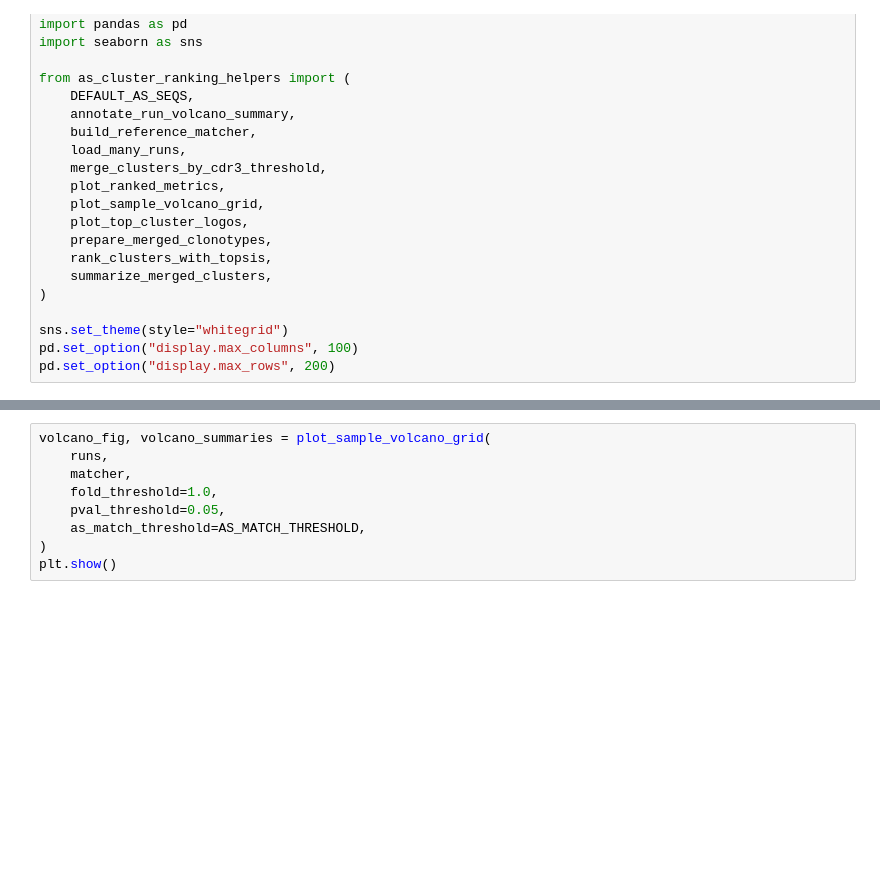
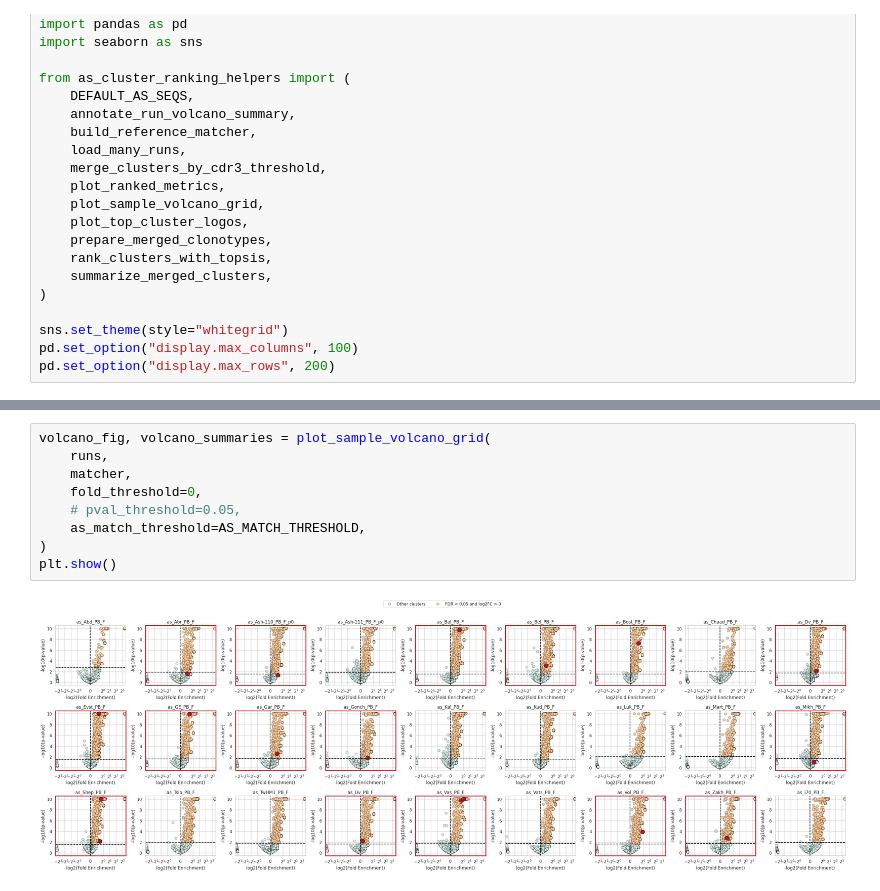
Before and after one commit to antigenomics/redcea, a Jupyter notebook: notebooks/rheum/12_as_cluster_ranking.ipynb, the cells around one changed output, grey strips where cells are left out. Drawn from its saved outputs; the diff is of its cells as text; blank space fills up the shorter version.

```diff
--- a/notebooks/rheum/12_as_cluster_ranking.ipynb
+++ b/notebooks/rheum/12_as_cluster_ranking.ipynb
@@ -81,12 +89,14 @@ list(runs)[:5]
 # %%
 volcano_fig, volcano_summaries = plot_sample_volcano_grid(
     runs,
     matcher,
-    fold_threshold=1.0,
-    pval_threshold=0.05,
+    fold_threshold=0,
+    # pval_threshold=0.05,
     as_match_threshold=AS_MATCH_THRESHOLD,
 )
 plt.show()
+# %% [output]
+[figure, added]
 # %%
 merged_df = prepare_merged_clonotypes(
     runs,
```
Also changed, not shown: parts of 7 cells of this notebook, 2 other files.
